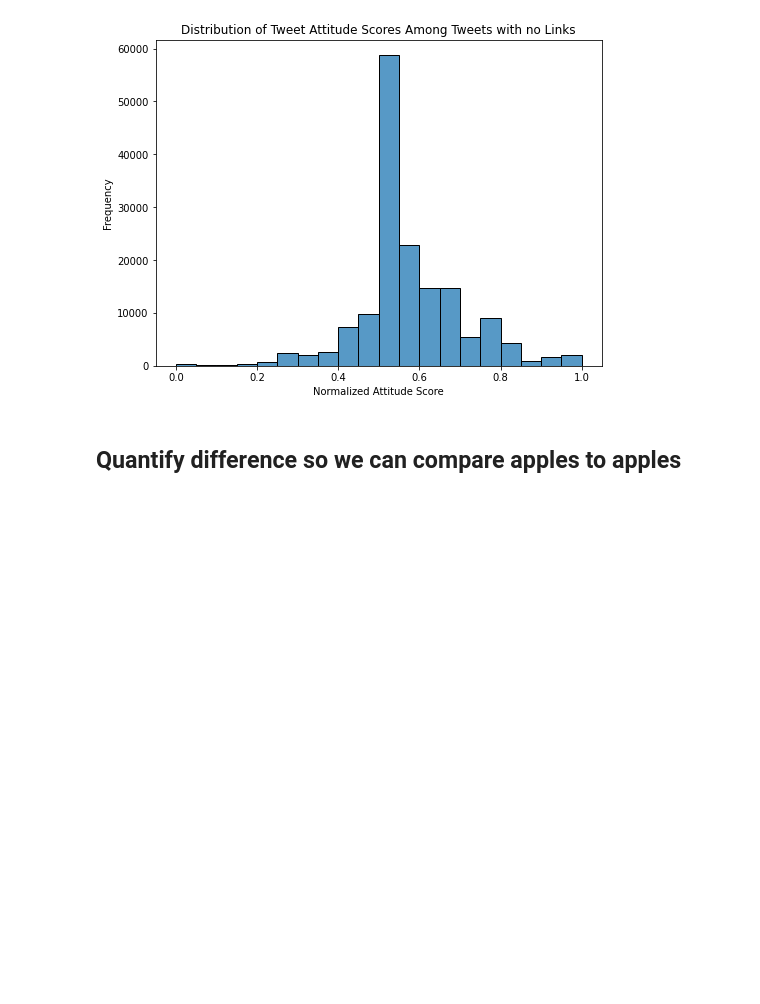
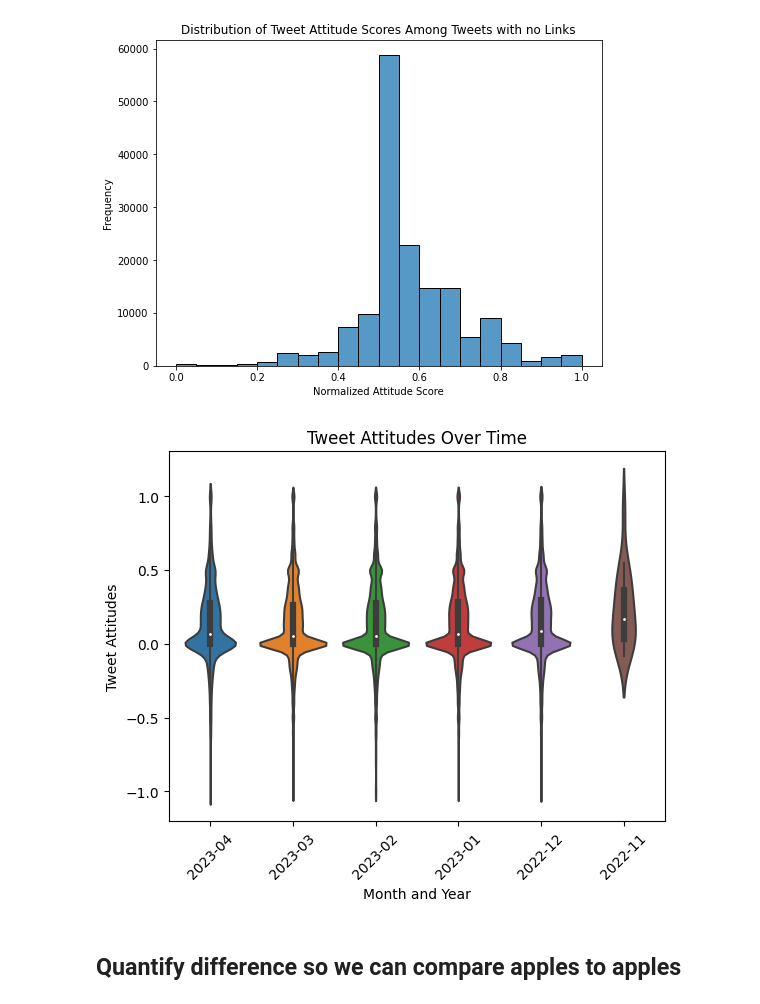
Before and after one commit to Jozue124/CMSC_320_Final_Tutorial, a Jupyter notebook: final_tutorial.ipynb, the cells around one changed output. Saved outputs shown, nothing was run; the diff lists cells and outputs as text; code cells hidden in the pictures; blank space fills up the shorter version.

```diff
--- a/final_tutorial.ipynb
+++ b/final_tutorial.ipynb
@@ -203,10 +210,13 @@ print(max_value_row['Tweet'].values)
 ['Best AI Tools You Need To Know\n#chatgpt #chatgpt3 #ArtificialIntelligence #ai https://t.co/0jfr8cOMoo']
 # %%
 #Try removing tweets with links to avoid advertising
-url_pattern = re.compile(r'https?://\S+|www\.\S+')
+url_pattern = re.compile(r'https?://(?!twitter\.com)\S+|www\.(?!twitter\.com)\S+')
 
 # Filter out entries containing URLs
 df_f = df[~df['Tweet'].str.contains(url_pattern)]
+
+# reset the index
+df = df.reset_index(drop=True)
 
 max_value = df_f['weighted_score'].max()
 max_value_row = df_f[df_f['weighted_score'] == max_value]
@@ -240,5 +250,14 @@ plt.title('Distribution of Tweet Attitude Scores Among Tweets with no Links')
 plt.show()
 # %% [output]
 [figure]
+# %%
+sns.violinplot(x='Month_Year', y='Attitudes', data=df_f)
+plt.xticks(rotation=45)
+plt.xlabel('Month and Year')
+plt.ylabel('Tweet Attitudes')
+plt.title('Tweet Attitudes Over Time')
+plt.show()
+# %% [output]
+[figure, added]
 # %% [markdown]
 ## Quantify difference so we can compare apples to apples
```
Also changed, not shown: parts of 1 cell of this notebook.
